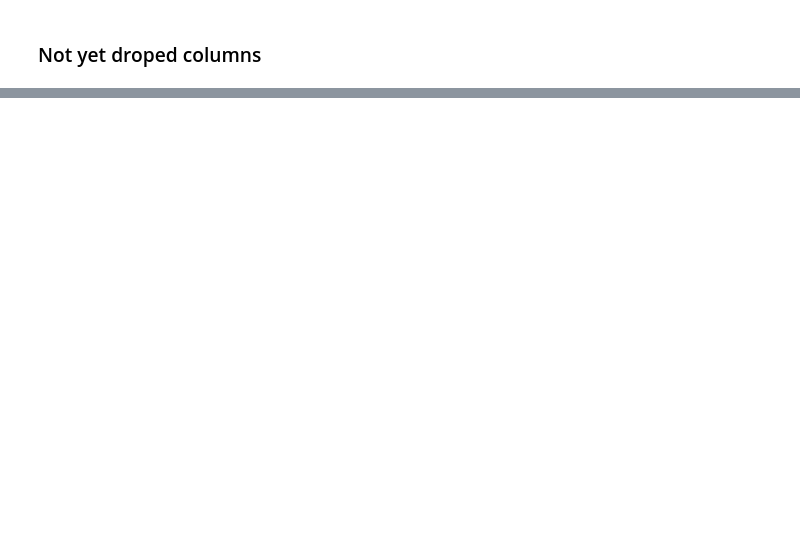
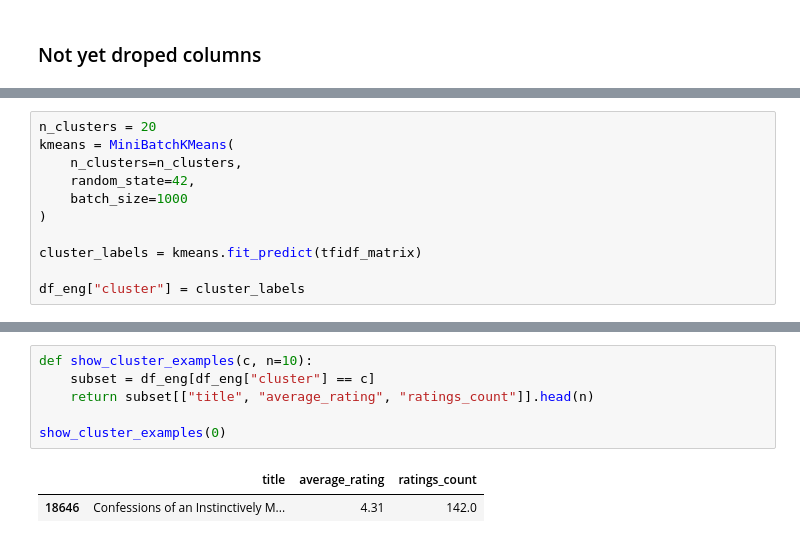
Before and after one commit to KRA96/The_Book_Thrift, a Jupyter notebook: goodreads_book/eda_goodreads.ipynb, the cells around one changed output, grey strips where cells are left out. Drawn from its saved outputs; the diff is of its cells as text; blank space fills up the shorter version.

```diff
--- a/goodreads_book/eda_goodreads.ipynb
+++ b/goodreads_book/eda_goodreads.ipynb
@@ -213,0 +325,11 @@ df_eng.shape
+# %%
+n_clusters = 20
+kmeans = MiniBatchKMeans(
+    n_clusters=n_clusters,
+    random_state=42,
+    batch_size=1000
+)
+
+cluster_labels = kmeans.fit_predict(tfidf_matrix)
+
+df_eng["cluster"] = cluster_labels
@@ -213,0 +356,9 @@ df_eng.shape
+# %%
+def show_cluster_examples(c, n=10):
+    subset = df_eng[df_eng["cluster"] == c]
+    return subset[["title", "average_rating", "ratings_count"]].head(n)
+
+show_cluster_examples(0)
+# %% [output]
+|  | title | average_rating | ratings_count |
+| 18646 | Confessions of an Instinctively M... | 4.31 | 142.0 |
```
Also changed, not shown: parts of 21 cells of this notebook.
